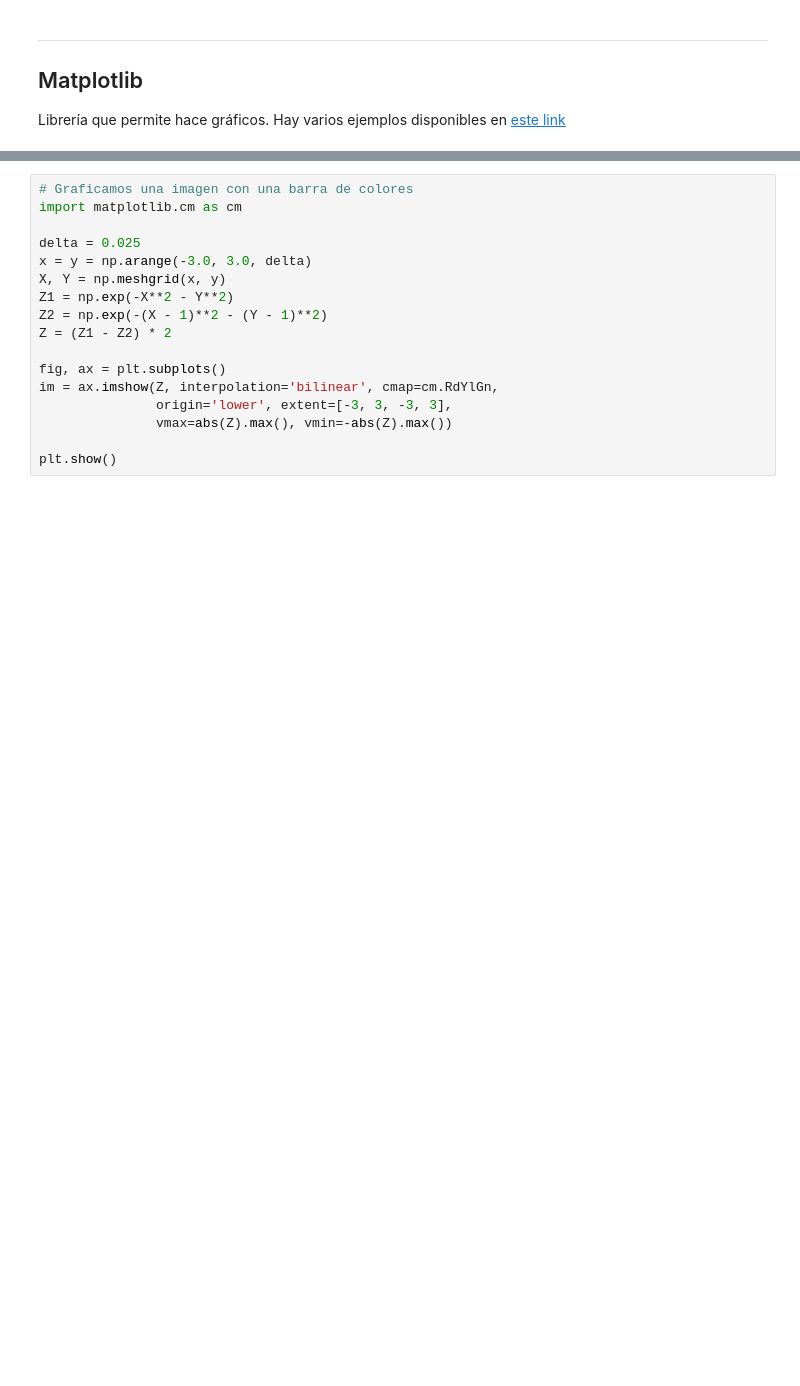
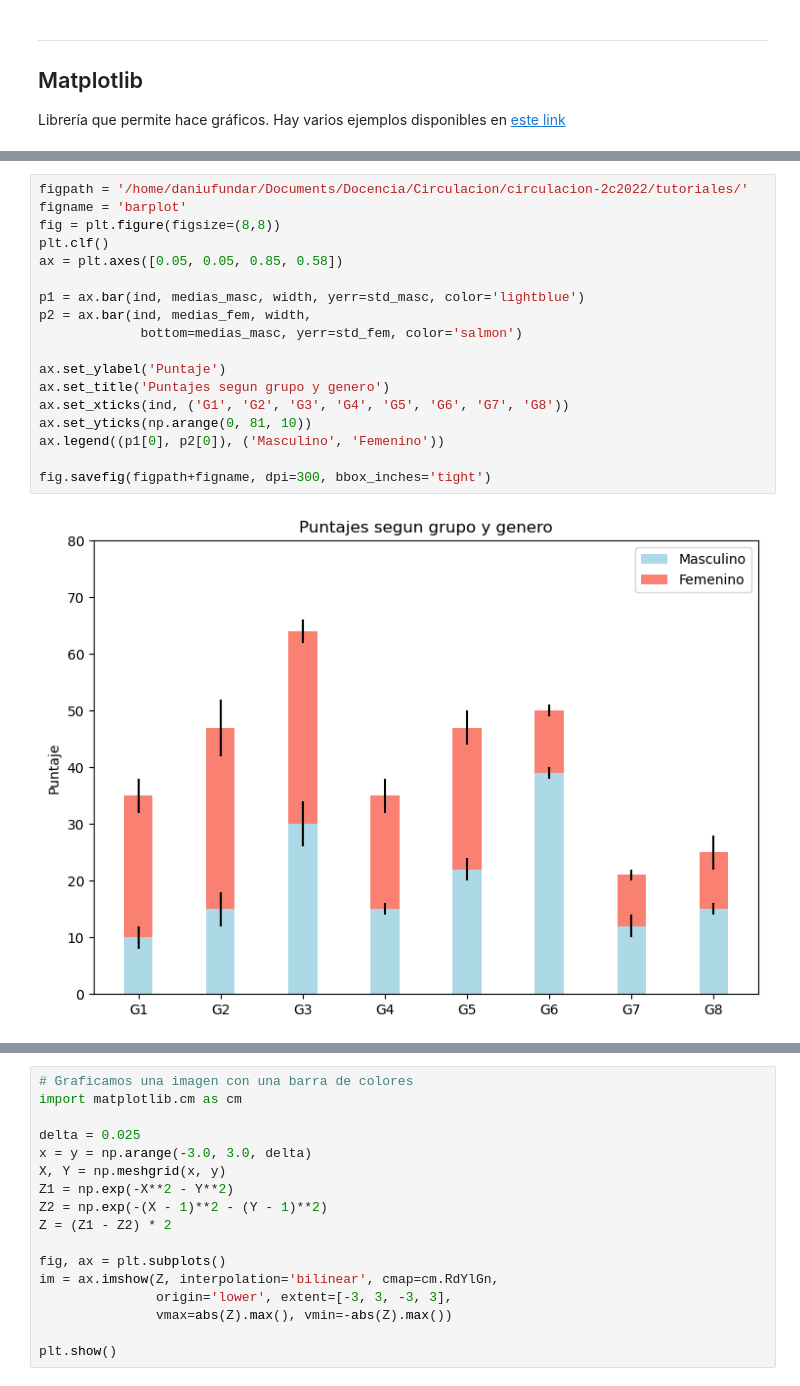
Before and after one commit to dbrisaro/Circulacion-General-FCEN, a Jupyter notebook: tutoriales/Introduccion-python.ipynb, the cells around one changed output, grey strips where cells are left out. Drawn from its saved outputs; the diff is of its cells as text; blank space fills up the shorter version.

```diff
--- a/tutoriales/Introduccion-python.ipynb
+++ b/tutoriales/Introduccion-python.ipynb
@@ -274,2 +291,22 @@ plt.show()
+# %%
+figpath = '/home/daniufundar/Documents/Docencia/Circulacion/circulacion-2c2022/tutoriales/'
+figname = 'barplot'
+fig = plt.figure(figsize=(8,8))
+plt.clf()
+ax = plt.axes([0.05, 0.05, 0.85, 0.58])
+
+p1 = ax.bar(ind, medias_masc, width, yerr=std_masc, color='lightblue')
+p2 = ax.bar(ind, medias_fem, width,
+             bottom=medias_masc, yerr=std_fem, color='salmon')
+
+ax.set_ylabel('Puntaje')
+ax.set_title('Puntajes segun grupo y genero')
+ax.set_xticks(ind, ('G1', 'G2', 'G3', 'G4', 'G5', 'G6', 'G7', 'G8'))
+ax.set_yticks(np.arange(0, 81, 10))
+ax.legend((p1[0], p2[0]), ('Masculino', 'Femenino'))
+
+fig.savefig(figpath+figname, dpi=300, bbox_inches='tight')
+# %% [output]
+[figure, added]
 # %%
 # Gráfico de lineas
```
Also changed, not shown: parts of 16 cells of this notebook, 29 other files.
